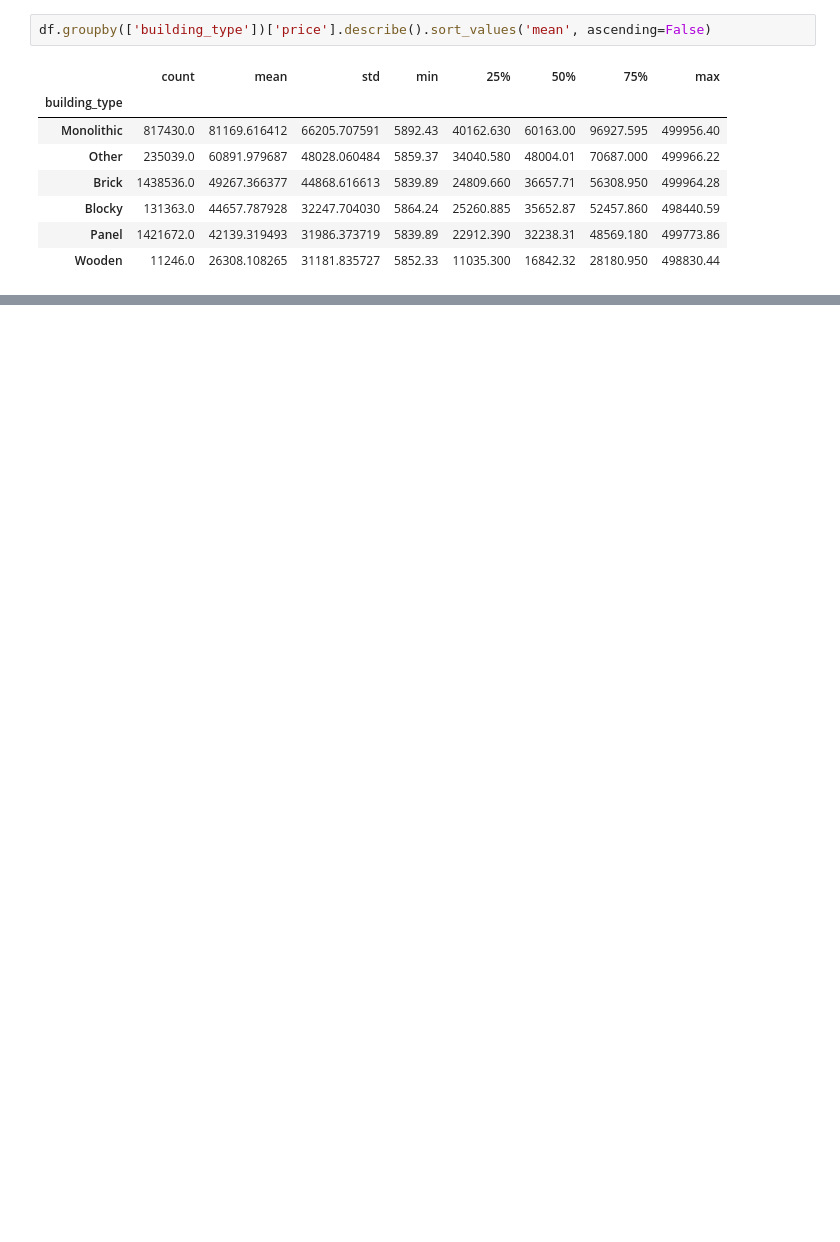
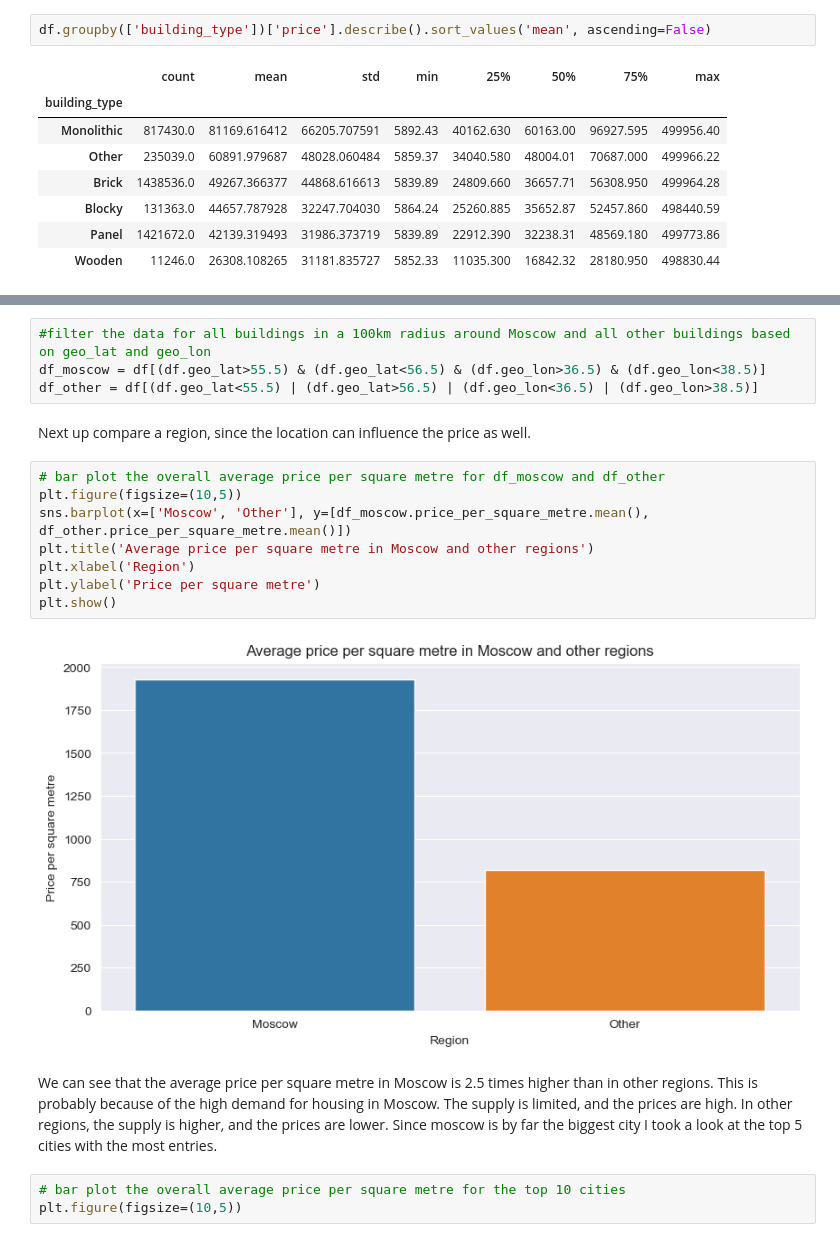
Before and after one commit to mabathke/russia-housing-price-pred, a Jupyter notebook: russia-housing-price-prediction.ipynb, the cells around one changed output, grey strips where cells are left out. Drawn from its saved outputs; the diff is of its cells as text; blank space fills up the shorter version.

```diff
--- a/russia-housing-price-prediction.ipynb
+++ b/russia-housing-price-prediction.ipynb
@@ -265,0 +258,21 @@ If we just look at the mean, we can say that buildings with the type Monolith ar
+# %%
+#filter the data for all buildings in a 100km radius around Moscow and all other buildings based on geo_lat and geo_lon
+df_moscow = df[(df.geo_lat>55.5) & (df.geo_lat<56.5) & (df.geo_lon>36.5) & (df.geo_lon<38.5)]
+df_other = df[(df.geo_lat<55.5) | (df.geo_lat>56.5) | (df.geo_lon<36.5) | (df.geo_lon>38.5)]
+# %% [markdown]
+Next up compare a region, since the location can influence the price as well.
+# %%
+# bar plot the overall average price per square metre for df_moscow and df_other
+plt.figure(figsize=(10,5))
+sns.barplot(x=['Moscow', 'Other'], y=[df_moscow.price_per_square_metre.mean(), df_other.price_per_square_metre.mean()])
+plt.title('Average price per square metre in Moscow and other regions')
+plt.xlabel('Region')
+plt.ylabel('Price per square metre')
+plt.show()
+# %% [output]
+[figure, added]
+# %% [markdown]
+ We can see that the average price per square metre in Moscow is 2.5 times higher than in other regions. This is probably because of the high demand for housing in Moscow. The supply is limited, and the prices are high. In other regions, the supply is higher, and the prices are lower. Since moscow is by far the biggest city I took a look at the top 5 cities with the most entries.
+# %%
+# bar plot the overall average price per square metre for the top 10 cities
+plt.figure(figsize=(10,5))
```
Also changed, not shown: parts of 11 cells of this notebook.
